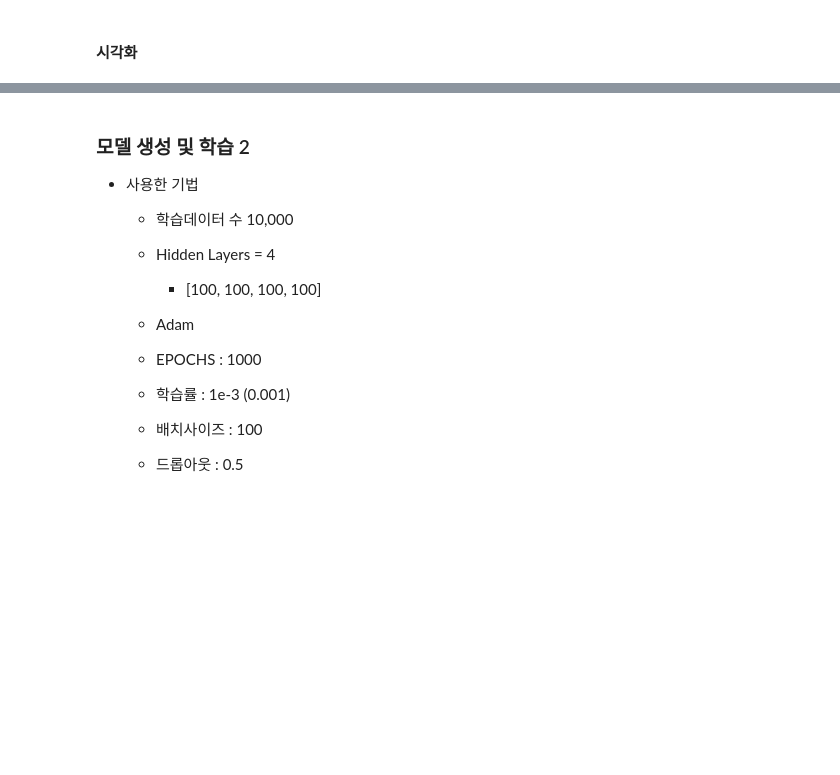
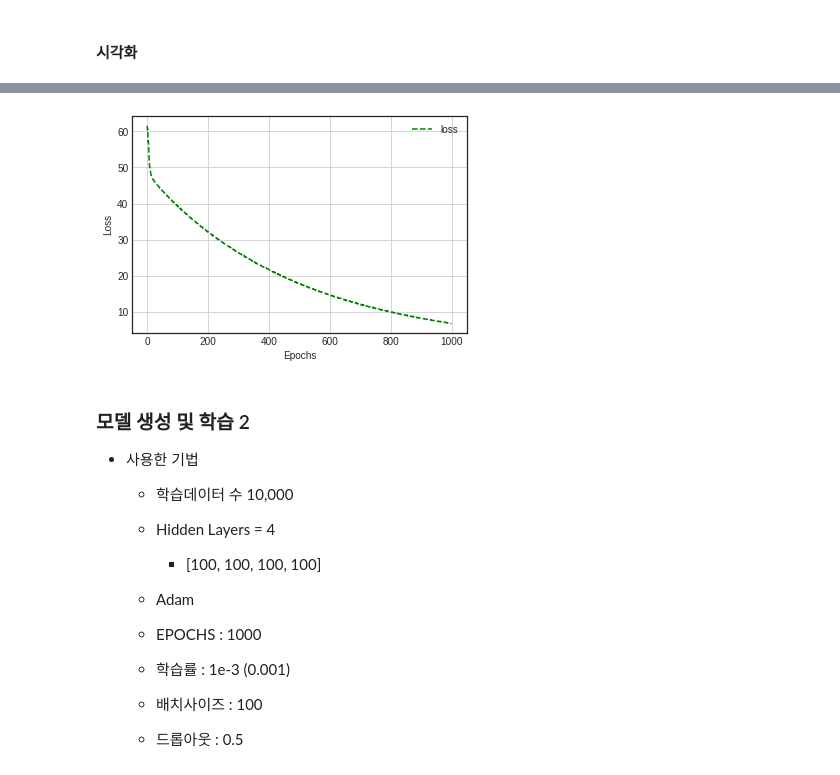
Before and after one commit to moung1012/-, a Jupyter notebook: _9_딥러닝_학습_기술.ipynb, the cells around one changed output, grey strips where cells are left out. Saved outputs shown, nothing was run; the diff lists cells and outputs as text; code cells hidden in the pictures; blank space fills up the shorter version.

```diff
--- a/_9_딥러닝_학습_기술.ipynb
+++ b/_9_딥러닝_학습_기술.ipynb
@@ -1382,3 +1410,14 @@ NameError: ignored
+# %%
+x = np.arange(len(model_1_train_loss_list))
+
+plt.plot(x, model_1_train_loss_list,'g--', label='loss', markersize=3)
+plt.xlabel('Epochs')
+plt.ylabel('Loss')
+plt.grid()
+plt.legend()
+plt.show()
+# %% [output]
+[figure, added]
 # %% [markdown]
 ### 모델 생성 및 학습 2
 - 사용한 기법
```
Also changed, not shown: parts of 37 cells of this notebook.
